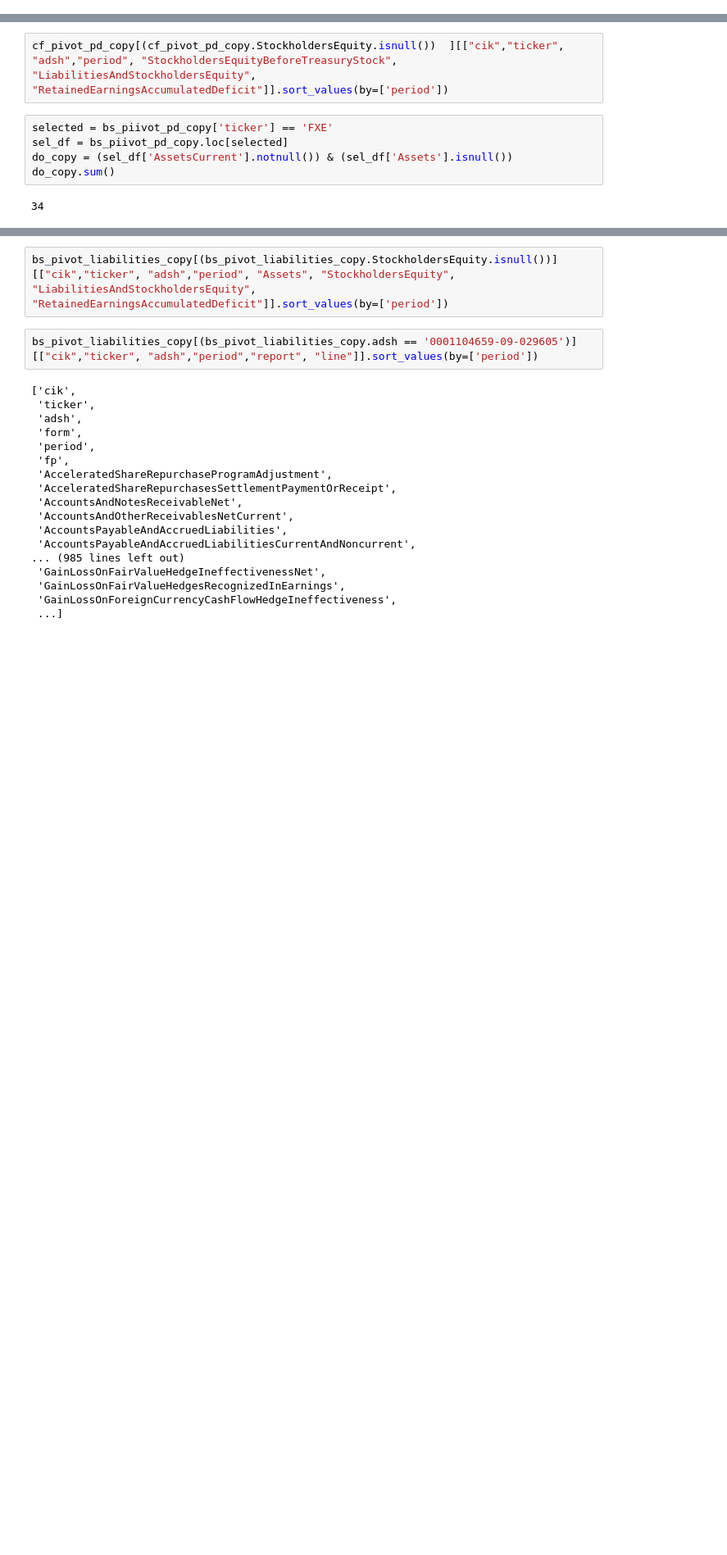
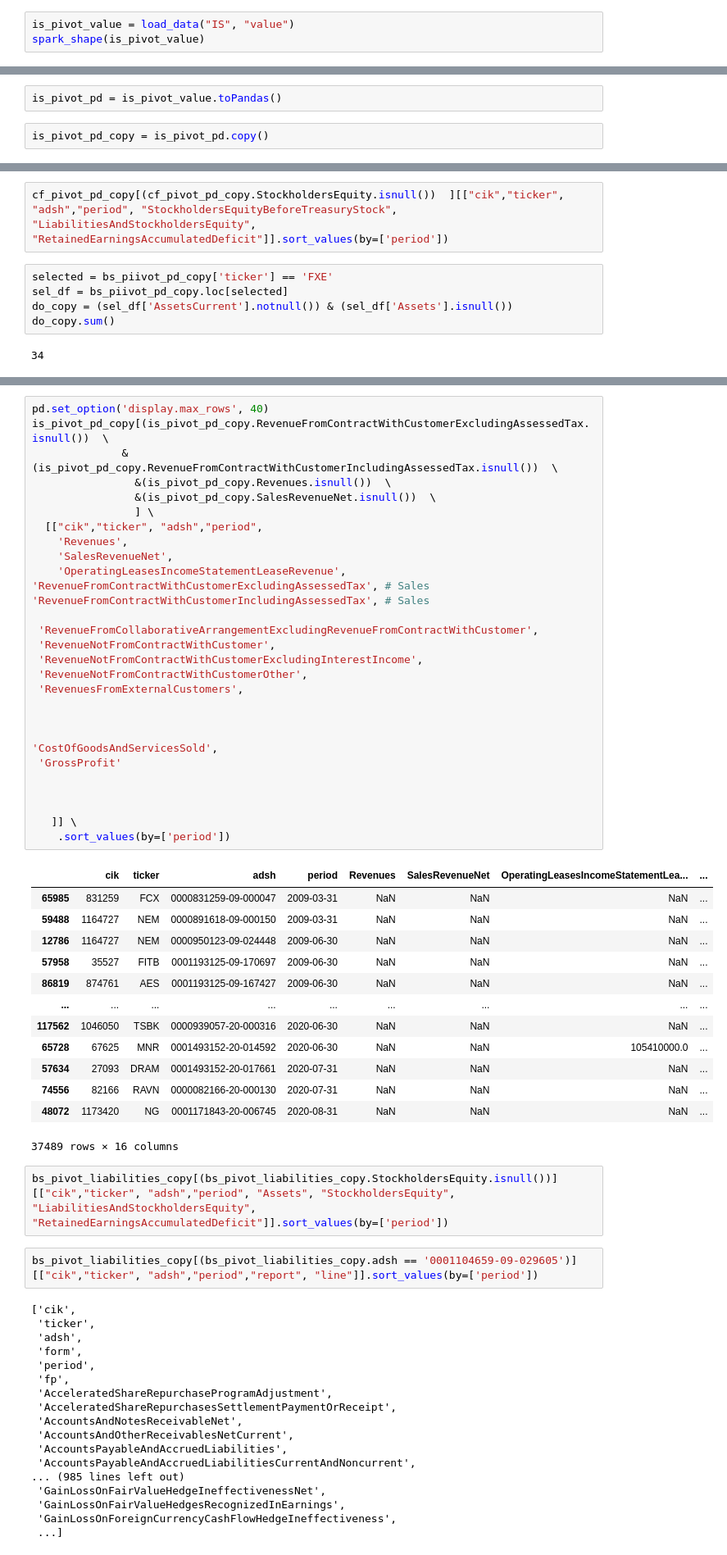
Before and after one commit to HansjoergW/bfh_mt_hs2020_sec_data, a Jupyter notebook: 04_UniformAndCompleteData.ipynb, the cells around one changed output, grey strips where cells are left out. Shown: that part at 82% size. Cells and saved outputs as stored; diff of their text form; blank space fills up the shorter version.

```diff
--- a/04_UniformAndCompleteData.ipynb
+++ b/04_UniformAndCompleteData.ipynb
@@ -490,0 +523,3 @@ cf_cols_cleaned.to_csv(all_processed_folder + "cf.csv", index=False)
+# %%
+is_pivot_value = load_data("IS", "value")
+spark_shape(is_pivot_value)
@@ -490,0 +530,4 @@ cf_cols_cleaned.to_csv(all_processed_folder + "cf.csv", index=False)
+# %%
+is_pivot_pd = is_pivot_value.toPandas()
+# %%
+is_pivot_pd_copy = is_pivot_pd.copy()
@@ -532,3 +584,46 @@ cf_pivot_pd_copy[(cf_pivot_pd_copy.Dividends.notnull())  \
+# %%
+pd.set_option('display.max_rows', 40)
+is_pivot_pd_copy[(is_pivot_pd_copy.RevenueFromContractWithCustomerExcludingAssessedTax.isnull())  \
+              &(is_pivot_pd_copy.RevenueFromContractWithCustomerIncludingAssessedTax.isnull())  \
+                &(is_pivot_pd_copy.Revenues.isnull())  \
+                &(is_pivot_pd_copy.SalesRevenueNet.isnull())  \
+                ] \
+  [["cik","ticker", "adsh","period",
+    'Revenues',
+    'SalesRevenueNet',
+    'OperatingLeasesIncomeStatementLeaseRevenue',
+'RevenueFromContractWithCustomerExcludingAssessedTax', # Sales
+'RevenueFromContractWithCustomerIncludingAssessedTax', # Sales
+
+ 'RevenueFromCollaborativeArrangementExcludingRevenueFromContractWithCustomer',
+ 'RevenueNotFromContractWithCustomer',
+ 'RevenueNotFromContractWithCustomerExcludingInterestIncome',
+ 'RevenueNotFromContractWithCustomerOther',
+ 'RevenuesFromExternalCustomers',
+
+
+
+'CostOfGoodsAndServicesSold',
+ 'GrossProfit'
+
+
+
+   ]] \
+    .sort_values(by=['period'])
+# %% [output]
+|  | cik | ticker | adsh | period | Revenues | SalesRevenueNet | OperatingLeasesIncomeStatementLea... | ... |
+| 65985 | 831259 | FCX | 0000831259-09-000047 | 2009-03-31 | NaN | NaN | NaN | ... |
+| 59488 | 1164727 | NEM | 0000891618-09-000150 | 2009-03-31 | NaN | NaN | NaN | ... |
+| 12786 | 1164727 | NEM | 0000950123-09-024448 | 2009-06-30 | NaN | NaN | NaN | ... |
+| 57958 | 35527 | FITB | 0001193125-09-170697 | 2009-06-30 | NaN | NaN | NaN | ... |
+| 86819 | 874761 | AES | 0001193125-09-167427 | 2009-06-30 | NaN | NaN | NaN | ... |
+| ... | ... | ... | ... | ... | ... | ... | ... | ... |
+| 117562 | 1046050 | TSBK | 0000939057-20-000316 | 2020-06-30 | NaN | NaN | NaN | ... |
+| 65728 | 67625 | MNR | 0001493152-20-014592 | 2020-06-30 | NaN | NaN | 105410000.0 | ... |
+| 57634 | 27093 | DRAM | 0001493152-20-017661 | 2020-07-31 | NaN | NaN | NaN | ... |
+| 74556 | 82166 | RAVN | 0000082166-20-000130 | 2020-07-31 | NaN | NaN | NaN | ... |
+| 48072 | 1173420 | NG | 0001171843-20-006745 | 2020-08-31 | NaN | NaN | NaN | ... |
+37489 rows × 16 columns
 # %%
 bs_pivot_liabilities_copy[(bs_pivot_liabilities_copy.StockholdersEquity.isnull())][["cik","ticker", "adsh","period", "Assets", "StockholdersEquity", "LiabilitiesAndStockholdersEquity", "RetainedEarningsAccumulatedDeficit"]].sort_values(by=['period'])
 # %%
```
Also changed, not shown: parts of 15 cells of this notebook, 1 other file.
